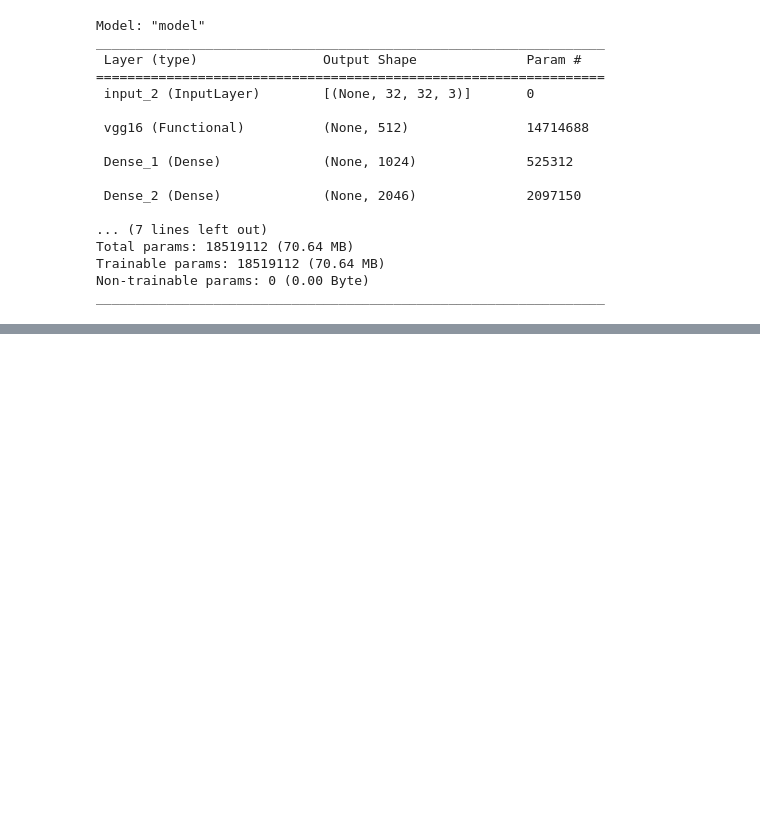
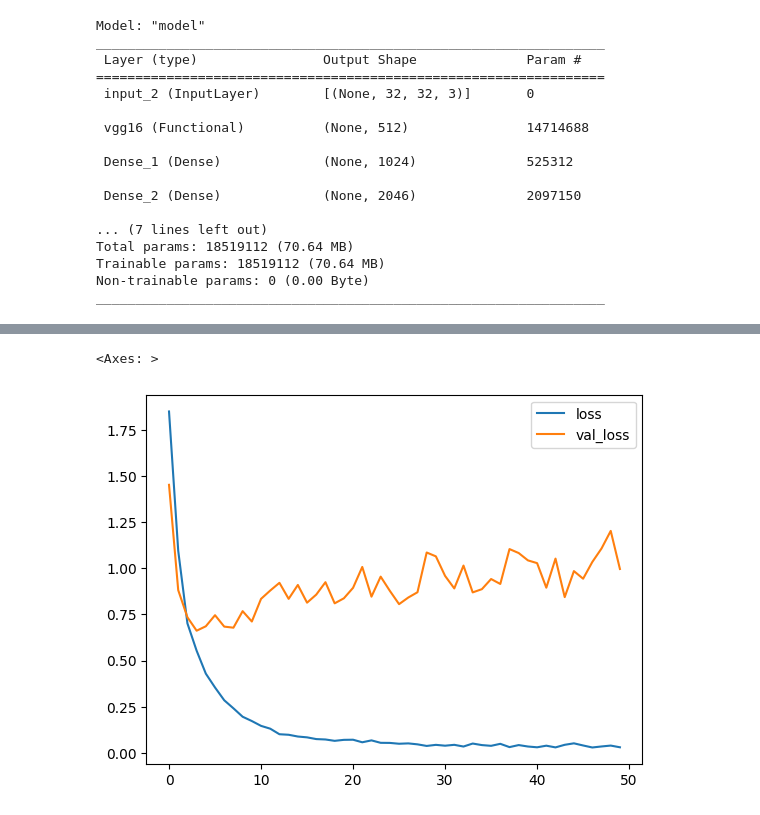
Before and after one commit to grigoriiott/Processing_and_generating_images, a Jupyter notebook: hw_1.ipynb, the cells around one changed output, grey strips where cells are left out. Saved outputs shown, nothing was run; the diff lists cells and outputs as text; code cells hidden in the pictures; blank space fills up the shorter version.

```diff
--- a/hw_1.ipynb
+++ b/hw_1.ipynb
@@ -130,0 +122,7 @@ eval_hist = model.evaluate(dataset_test, callbacks=tf.keras.callbacks.TensorBoar
+# %%
+#График изменения функции потерь
+history_df = pd.DataFrame(history.history)
+history_df.loc[:, ['loss', 'val_loss']].plot()
+# %% [output]
+<Axes: >
+[figure, added]
```
Also changed, not shown: parts of 33 cells of this notebook, 8 other files.
